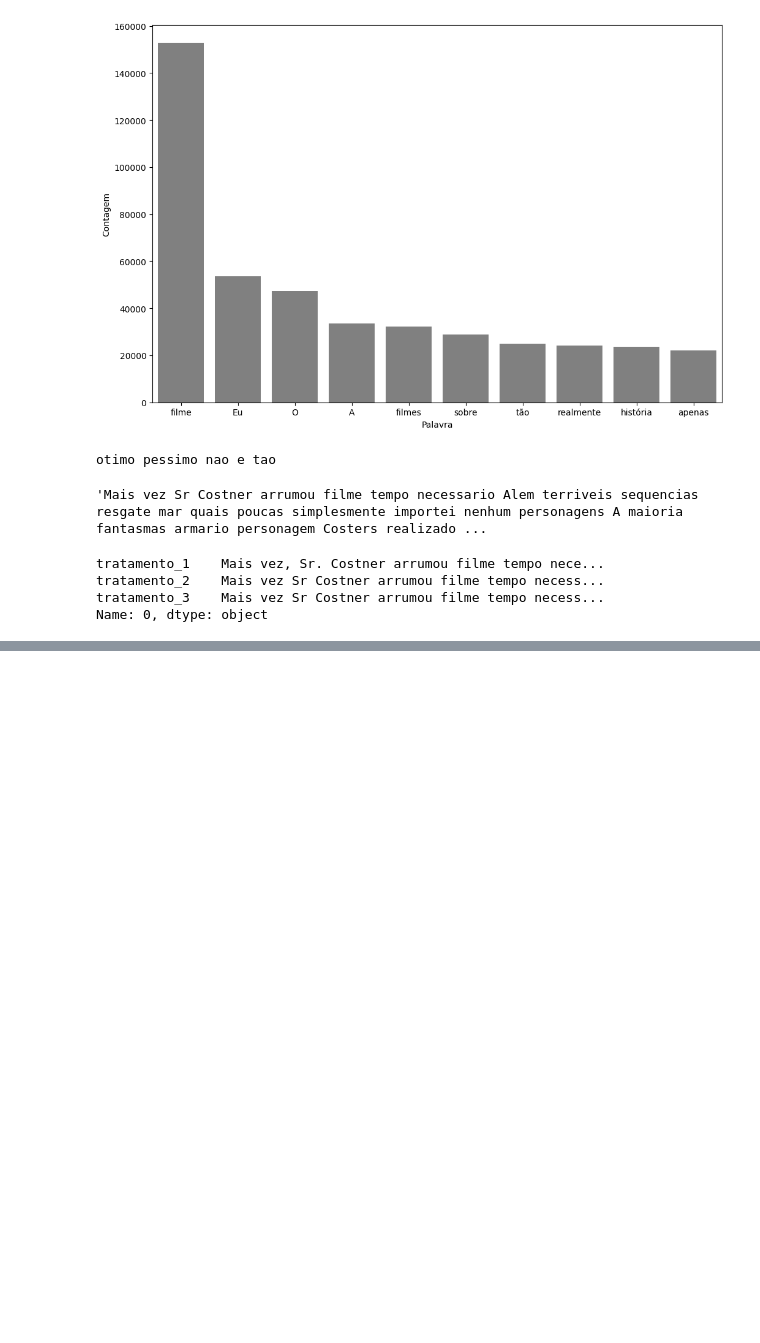
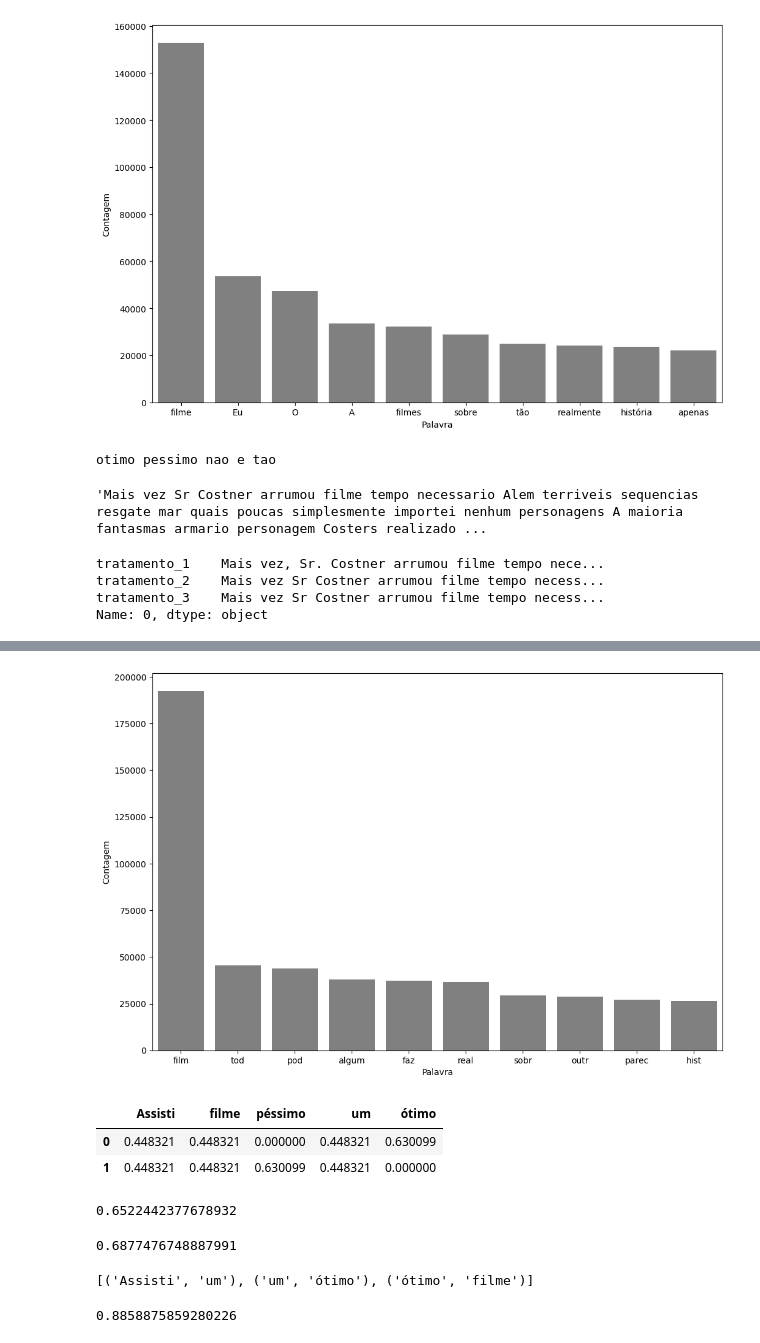
Before and after one commit to AmaroGusta/Trilha-PLN, a Jupyter notebook: Linguagem Natural 2/otimizando-analise-e-tecnicas-avancadas.ipynb, the cells around one changed output, grey strips where cells are left out. Saved outputs shown, nothing was run; the diff lists cells and outputs as text; code cells hidden in the pictures; blank space fills up the shorter version.

```diff
--- a/Linguagem Natural 2/otimizando-analise-e-tecnicas-avancadas.ipynb
+++ b/Linguagem Natural 2/otimizando-analise-e-tecnicas-avancadas.ipynb
@@ -244,0 +305,57 @@ df
+# %%
+pareto(df, 'tratamento_5', 10)
+# %% [output]
+[figure, added]
+# %%
+# TF-IDF é um termo que contextualiza a atribuição de pesos na construção semântica do texto.
+
+from sklearn.feature_extraction.text import TfidfVectorizer
+
+frases = ['Assisti um filme ótimo', 'Assisti um filme péssimo']
+tfidf = TfidfVectorizer(lowercase=False, max_features=50)
+caracteristicas = tfidf.fit_transform(frases)
+pd.DataFrame(
+    caracteristicas.todense(), # transforma os dados esparsos numa matriz convencional
+    columns=tfidf.get_feature_names_out()
+)
+# %% [output]
+|  | Assisti | filme | péssimo | um | ótimo |
+| 0 | 0.448321 | 0.448321 | 0.000000 | 0.448321 | 0.630099 |
+| 1 | 0.448321 | 0.448321 | 0.630099 | 0.448321 | 0.000000 |
+# %%
+tfidf_bruto = tfidf.fit_transform(df['text_pt'])
+treino, teste, classe_treino, classe_teste = train_test_split(tfidf_bruto, df['classificacao'], random_state=8)
+
+regressao_logistica = LogisticRegression()
+regressao_logistica.fit(treino, classe_treino)
+regressao_logistica.score(teste, classe_teste)
+# %% [output]
+0.6522442377678932
+# %%
+tfidf_tratados = tfidf.fit_transform(df['tratamento_5'])
+treino, teste, classe_treino, classe_teste = train_test_split(tfidf_tratados, df['classificacao'], random_state=8)
+
+regressao_logistica = LogisticRegression()
+regressao_logistica.fit(treino, classe_treino)
+regressao_logistica.score(teste, classe_teste)
+# %% [output]
+0.6877476748887991
+# %%
+# ngrams registra e relaciona a ordem das palavras
+
+frase = 'Assisti um ótimo filme'
+frase_separada = token_espaco.tokenize(frase)
+bigrams = nltk.ngrams(frase_separada, 2)
+list(bigrams)
+# %% [output]
+[('Assisti', 'um'), ('um', 'ótimo'), ('ótimo', 'filme')]
+# %%
+tfidf = TfidfVectorizer(lowercase=False, ngram_range=(1,2))
+vetor_tfidf = tfidf.fit_transform(df['tratamento_5'])
+treino, teste, classe_treino, classe_teste = train_test_split(vetor_tfidf, df['classificacao'], random_state=8)
+
+regressao_logistica = LogisticRegression()
+regressao_logistica.fit(treino, classe_treino)
+regressao_logistica.score(teste, classe_teste)
+# %% [output]
+0.8858875859280226
```
Also changed, not shown: parts of 13 cells of this notebook.
